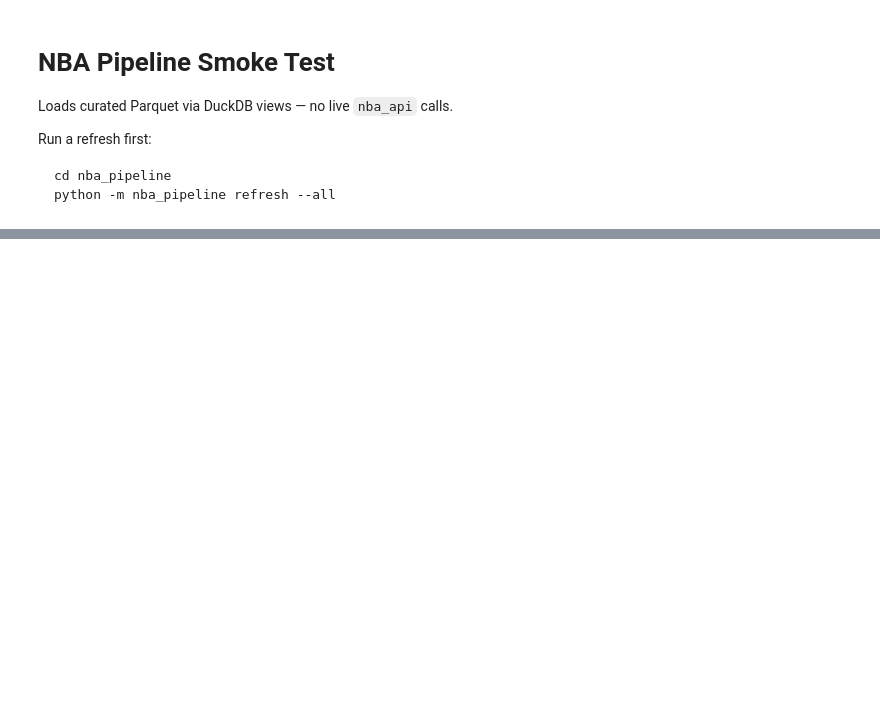
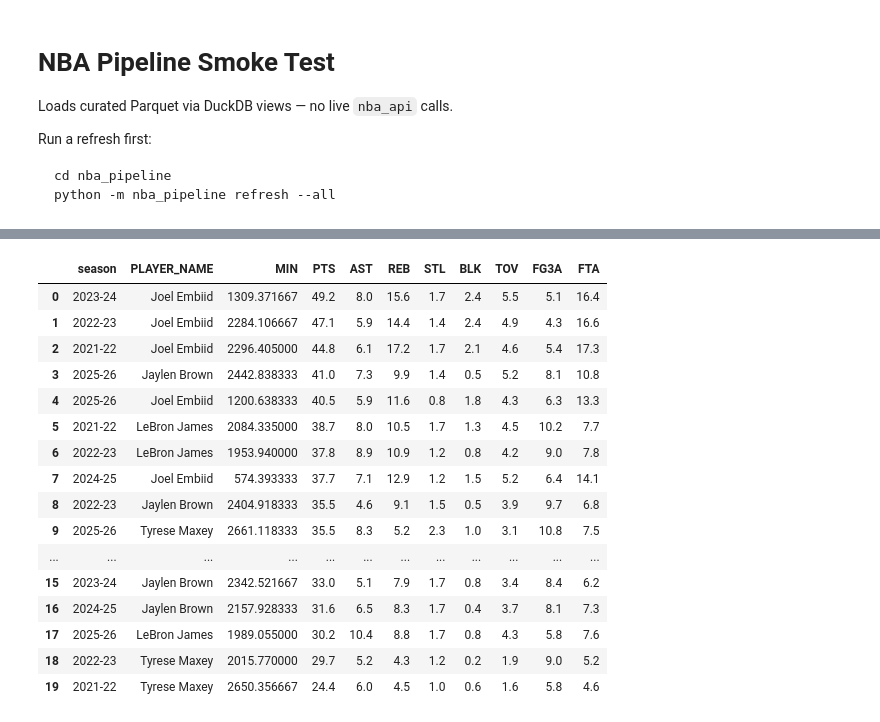
Before and after one commit to amase4134/basketball-ds, a Jupyter notebook: nba_pipeline/notebooks/smoke_test.ipynb, the cells around one changed output, grey strips where cells are left out. Drawn from its saved outputs; the diff is of its cells as text; code cells hidden in the pictures; blank space fills up the shorter version.

```diff
--- a/nba_pipeline/notebooks/smoke_test.ipynb
+++ b/nba_pipeline/notebooks/smoke_test.ipynb
@@ -31,3 +43,29 @@ print("shot_charts:", con.execute("SELECT COUNT(*) FROM shot_charts").fetchone()
+# %%
+stats = con.execute("""
+SELECT season, PLAYER_NAME, MIN, PTS, AST, REB, STL, BLK, TOV, FG3A, FTA
+FROM player_season_stats
+WHERE PLAYER_NAME IN ('LeBron James', 'Joel Embiid', 'Jaylen Brown', 'Tyrese Maxey')
+ORDER BY PTS DESC
+""").fetchdf()
+stats
+# %% [output]
+|  | season | PLAYER_NAME | MIN | PTS | AST | REB | STL | BLK | TOV | FG3A | FTA |
+| 0 | 2023-24 | Joel Embiid | 1309.371667 | 49.2 | 8.0 | 15.6 | 1.7 | 2.4 | 5.5 | 5.1 | 16.4 |
+| 1 | 2022-23 | Joel Embiid | 2284.106667 | 47.1 | 5.9 | 14.4 | 1.4 | 2.4 | 4.9 | 4.3 | 16.6 |
+| 2 | 2021-22 | Joel Embiid | 2296.405000 | 44.8 | 6.1 | 17.2 | 1.7 | 2.1 | 4.6 | 5.4 | 17.3 |
+| 3 | 2025-26 | Jaylen Brown | 2442.838333 | 41.0 | 7.3 | 9.9 | 1.4 | 0.5 | 5.2 | 8.1 | 10.8 |
+| 4 | 2025-26 | Joel Embiid | 1200.638333 | 40.5 | 5.9 | 11.6 | 0.8 | 1.8 | 4.3 | 6.3 | 13.3 |
+| 5 | 2021-22 | LeBron James | 2084.335000 | 38.7 | 8.0 | 10.5 | 1.7 | 1.3 | 4.5 | 10.2 | 7.7 |
+| 6 | 2022-23 | LeBron James | 1953.940000 | 37.8 | 8.9 | 10.9 | 1.2 | 0.8 | 4.2 | 9.0 | 7.8 |
+| 7 | 2024-25 | Joel Embiid | 574.393333 | 37.7 | 7.1 | 12.9 | 1.2 | 1.5 | 5.2 | 6.4 | 14.1 |
+| 8 | 2022-23 | Jaylen Brown | 2404.918333 | 35.5 | 4.6 | 9.1 | 1.5 | 0.5 | 3.9 | 9.7 | 6.8 |
+| 9 | 2025-26 | Tyrese Maxey | 2661.118333 | 35.5 | 8.3 | 5.2 | 2.3 | 1.0 | 3.1 | 10.8 | 7.5 |
+| ... | ... | ... | ... | ... | ... | ... | ... | ... | ... | ... | ... |
+| 15 | 2023-24 | Jaylen Brown | 2342.521667 | 33.0 | 5.1 | 7.9 | 1.7 | 0.8 | 3.4 | 8.4 | 6.2 |
+| 16 | 2024-25 | Jaylen Brown | 2157.928333 | 31.6 | 6.5 | 8.3 | 1.7 | 0.4 | 3.7 | 8.1 | 7.3 |
+| 17 | 2025-26 | LeBron James | 1989.055000 | 30.2 | 10.4 | 8.8 | 1.7 | 0.8 | 4.3 | 5.8 | 7.6 |
+| 18 | 2022-23 | Tyrese Maxey | 2015.770000 | 29.7 | 5.2 | 4.3 | 1.2 | 0.2 | 1.9 | 9.0 | 5.2 |
+| 19 | 2021-22 | Tyrese Maxey | 2650.356667 | 24.4 | 6.0 | 4.5 | 1.0 | 0.6 | 1.6 | 5.8 | 4.6 |
 # %%
 # Archetype clustering inputs: per-100 stats, minutes filter
 stats = con.execute("""
```
Also changed, not shown: parts of 7 cells of this notebook.
